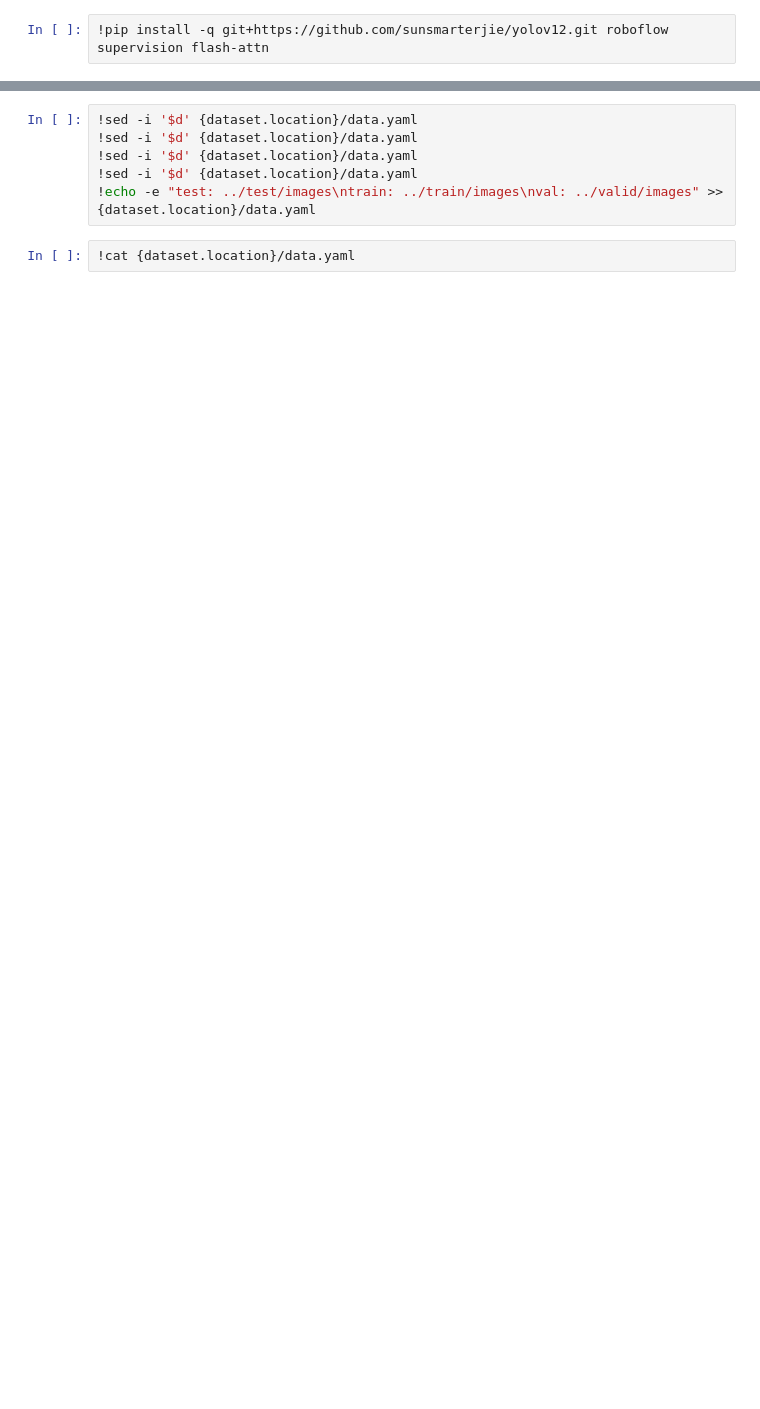
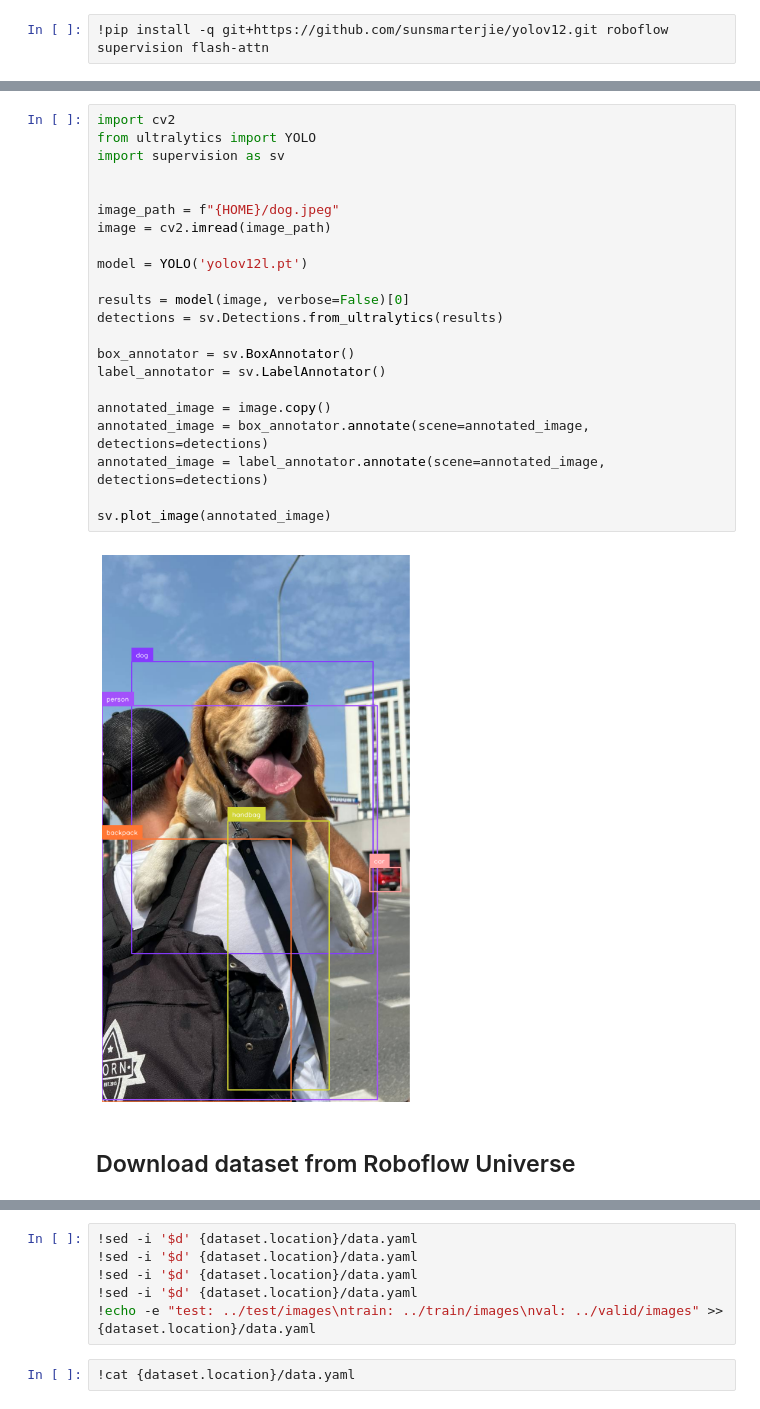
Before and after one commit to gutshrservice-rgb/Guts-CCTV-Detection, a Jupyter notebook: notebooks/train-yolov12-object-detection-model.ipynb, the cells around one changed output, grey strips where cells are left out. Drawn from its saved outputs; the diff is of its cells as text; blank space fills up the shorter version.

```diff
--- a/notebooks/train-yolov12-object-detection-model.ipynb
+++ b/notebooks/train-yolov12-object-detection-model.ipynb
@@ -14,3 +96,29 @@ print(HOME)
+# %%
+import cv2
+from ultralytics import YOLO
+import supervision as sv
+
+
+image_path = f"{HOME}/dog.jpeg"
+image = cv2.imread(image_path)
+
+model = YOLO('yolov12l.pt')
+
+results = model(image, verbose=False)[0]
+detections = sv.Detections.from_ultralytics(results)
+
+box_annotator = sv.BoxAnnotator()
+label_annotator = sv.LabelAnnotator()
+
+annotated_image = image.copy()
+annotated_image = box_annotator.annotate(scene=annotated_image, detections=detections)
+annotated_image = label_annotator.annotate(scene=annotated_image, detections=detections)
+
+sv.plot_image(annotated_image)
+# %% [output]
+[figure, added]
+# %% [markdown]
+## Download dataset from Roboflow Universe
 # %%
 from roboflow import download_dataset
 
```
Also changed, not shown: parts of 28 cells of this notebook.
